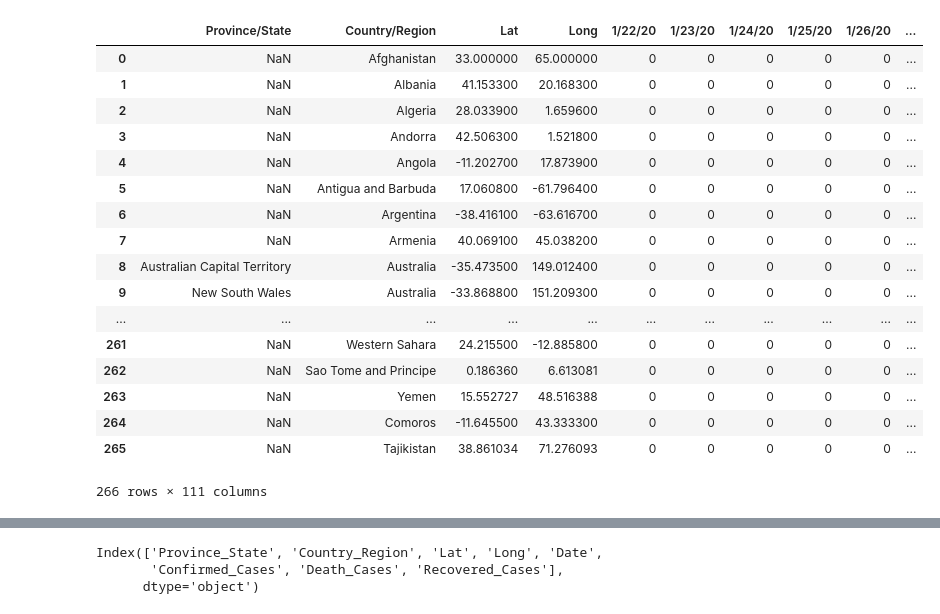
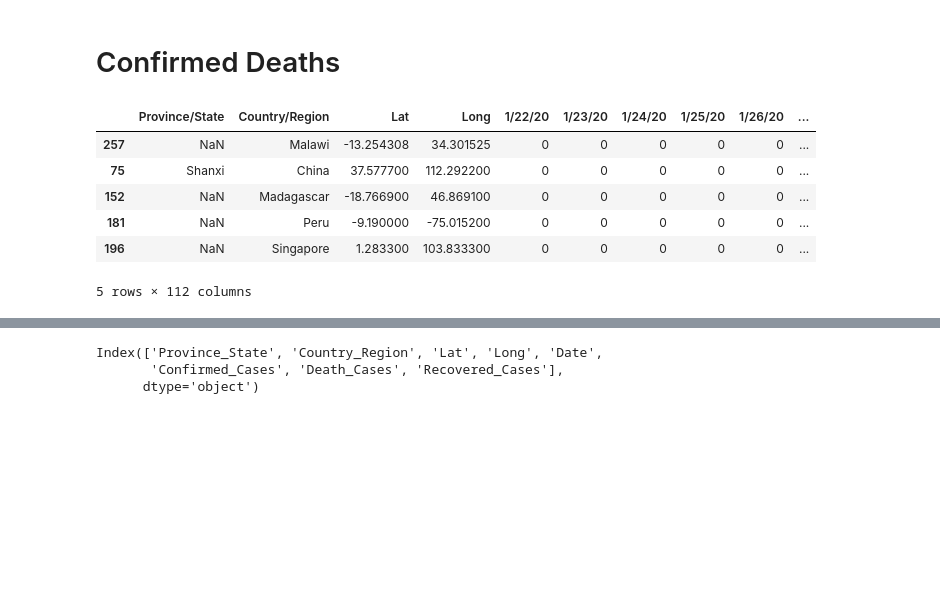
Before and after one commit to priscilla100/COVID-19-Data-Analysis, a Jupyter notebook: EDA and V-EDA Tutorial 1 - Data Collection and Preprocessing.ipynb, the cells around one changed output, grey strips where cells are left out. Saved outputs shown, nothing was run; the diff lists cells and outputs as text; code cells hidden in the pictures; blank space fills up the shorter version.

```diff
--- a/EDA and V-EDA Tutorial 1 - Data Collection and Preprocessing.ipynb
+++ b/EDA and V-EDA Tutorial 1 - Data Collection and Preprocessing.ipynb
@@ -38,23 +52,15 @@ confirmed_cases.shape
+# %% [markdown]
+Confirmed Deaths
+==
 # %%
 confirmed_deaths ="https://raw.githubusercontent.com/CSSEGISandData/COVID-19/master/csse_covid_19_data/csse_covid_19_time_series/time_series_covid19_deaths_global.csv"
 confirmed_deaths = pd.read_csv(confirmed_deaths)
-confirmed_deaths
+confirmed_deaths.sample(5)
 # %% [output]
 |  | Province/State | Country/Region | Lat | Long | 1/22/20 | 1/23/20 | 1/24/20 | 1/25/20 | 1/26/20 | ... |
-| 0 | NaN | Afghanistan | 33.000000 | 65.000000 | 0 | 0 | 0 | 0 | 0 | ... |
-| 1 | NaN | Albania | 41.153300 | 20.168300 | 0 | 0 | 0 | 0 | 0 | ... |
-| 2 | NaN | Algeria | 28.033900 | 1.659600 | 0 | 0 | 0 | 0 | 0 | ... |
-| 3 | NaN | Andorra | 42.506300 | 1.521800 | 0 | 0 | 0 | 0 | 0 | ... |
-| 4 | NaN | Angola | -11.202700 | 17.873900 | 0 | 0 | 0 | 0 | 0 | ... |
-| 5 | NaN | Antigua and Barbuda | 17.060800 | -61.796400 | 0 | 0 | 0 | 0 | 0 | ... |
-| 6 | NaN | Argentina | -38.416100 | -63.616700 | 0 | 0 | 0 | 0 | 0 | ... |
-| 7 | NaN | Armenia | 40.069100 | 45.038200 | 0 | 0 | 0 | 0 | 0 | ... |
-| 8 | Australian Capital Territory | Australia | -35.473500 | 149.012400 | 0 | 0 | 0 | 0 | 0 | ... |
-| 9 | New South Wales | Australia | -33.868800 | 151.209300 | 0 | 0 | 0 | 0 | 0 | ... |
-| ... | ... | ... | ... | ... | ... | ... | ... | ... | ... | ... |
-| 261 | NaN | Western Sahara | 24.215500 | -12.885800 | 0 | 0 | 0 | 0 | 0 | ... |
-| 262 | NaN | Sao Tome and Principe | 0.186360 | 6.613081 | 0 | 0 | 0 | 0 | 0 | ... |
-| 263 | NaN | Yemen | 15.552727 | 48.516388 | 0 | 0 | 0 | 0 | 0 | ... |
-| 264 | NaN | Comoros | -11.645500 | 43.333300 | 0 | 0 | 0 | 0 | 0 | ... |
-| 265 | NaN | Tajikistan | 38.861034 | 71.276093 | 0 | 0 | 0 | 0 | 0 | ... |
+| 257 | NaN | Malawi | -13.254308 | 34.301525 | 0 | 0 | 0 | 0 | 0 | ... |
+| 75 | Shanxi | China | 37.577700 | 112.292200 | 0 | 0 | 0 | 0 | 0 | ... |
+| 152 | NaN | Madagascar | -18.766900 | 46.869100 | 0 | 0 | 0 | 0 | 0 | ... |
+| 181 | NaN | Peru | -9.190000 | -75.015200 | 0 | 0 | 0 | 0 | 0 | ... |
+| 196 | NaN | Singapore | 1.283300 | 103.833300 | 0 | 0 | 0 | 0 | 0 | ... |
-266 rows × 111 columns
+5 rows × 112 columns
```
Also changed, not shown: parts of 33 cells of this notebook.
